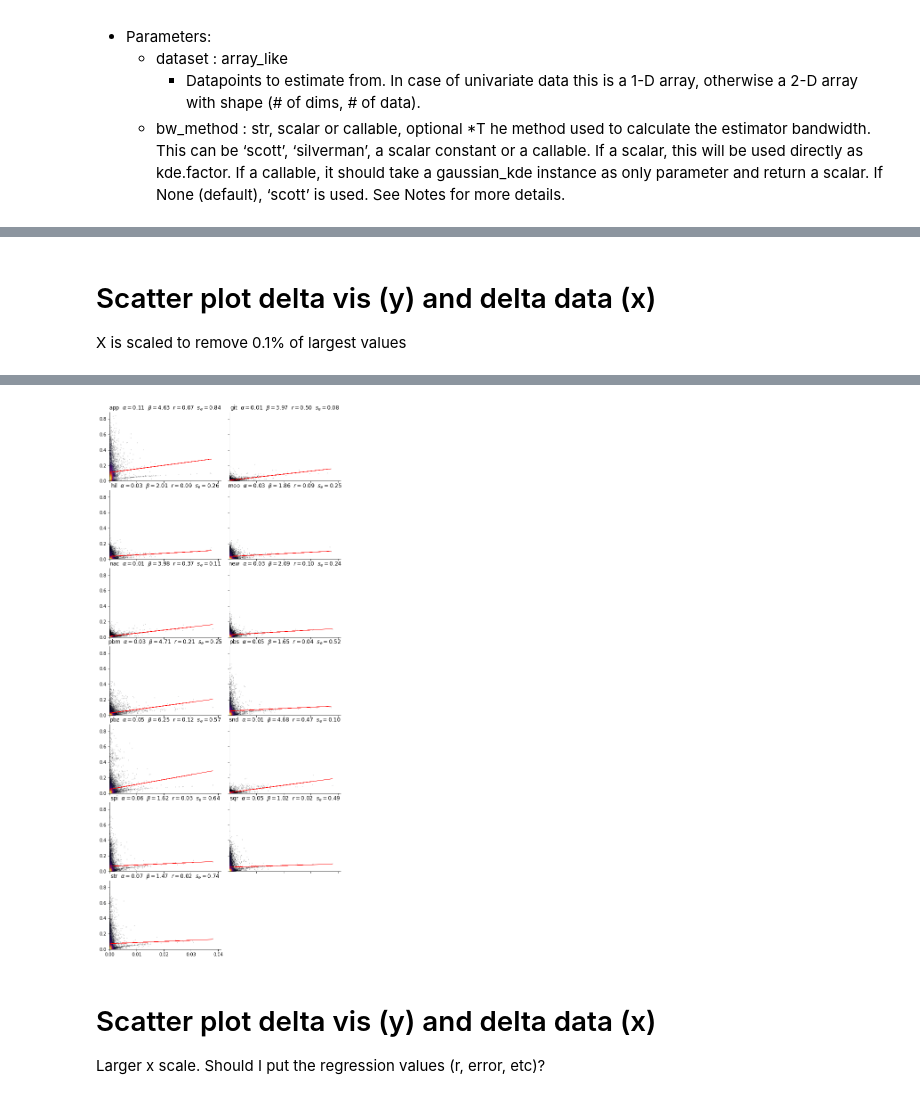
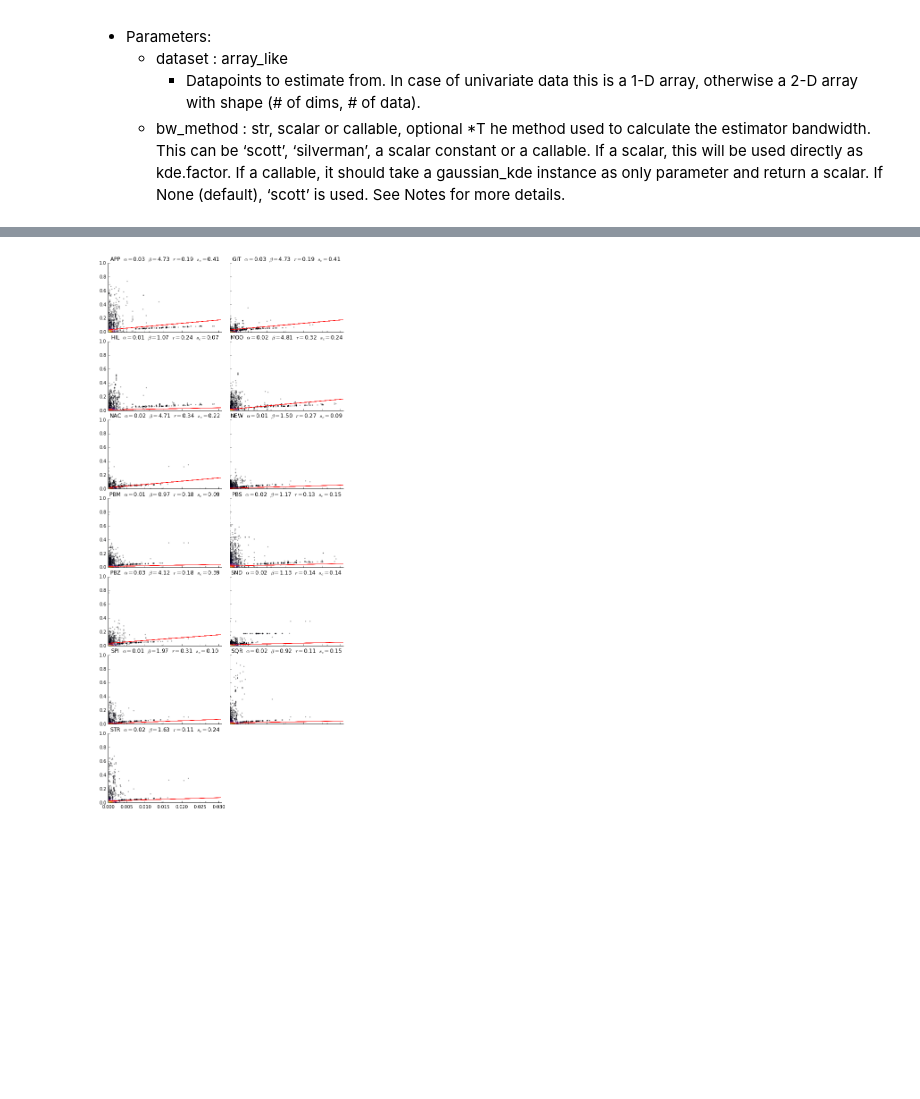
Before and after one commit to EduardoVernier/treemap-analysis, a Jupyter notebook: notebooks/ScatterDelta.ipynb, the cells around one changed output, grey strips where cells are left out. Cells and saved outputs as stored; diff of their text form; code cells hidden in the pictures; blank space fills up the shorter version.

```diff
--- a/notebooks/ScatterDelta.ipynb
+++ b/notebooks/ScatterDelta.ipynb
@@ -13,4 +16,4 @@ sys.path.append('/home/eduardo/PycharmProjects/treemap-analysis/code')
 import Parser
 import TemporalMetrics
 # %%
-dataset_id = 'exports'
+dataset_id = 'exo'
@@ -68,8 +75,7 @@ Kernel density estimation is a way to estimate the probability density function
     * bw_method : str, scalar or callable, optional
         *T he method used to calculate the estimator bandwidth. This can be ‘scott’, ‘silverman’, a scalar constant or a callable. If a scalar, this will be used directly as kde.factor. If a callable, it should take a gaussian_kde instance as only parameter and return a scalar. If None (default), ‘scott’ is used. See Notes for more details.
 # %%
-def makeColors(vals, cmap):
-    colours = np.zeros((len(vals),3))
+def make_colors(vals, cmap):
     norm = Normalize(vmin=vals.min(), vmax=vals.max())
-    colors = [cm.ScalarMappable(norm=norm, cmap=cmap).to_rgba( val ) for val in vals]
+    colors = [cm.ScalarMappable(norm=norm, cmap=cmap).to_rgba(val) for val in vals]
     return colors
@@ -101,37 +82,50 @@ def makeColors(vals, cmap):
-# %% [markdown]
-# Scatter plot delta vis (y) and delta data (x)
-X is scaled to remove 0.1% of largest values
 # %%
+%%time
+from matplotlib.colors import LogNorm
+import random
+
 technique_list = Parser.list_techniques()
 nrow = 7
 ncol = 2
 fig, axs = plt.subplots(nrow, ncol, sharex=True, sharey=True, figsize=(cm2inch(20), cm2inch(2*22)))
 fig.delaxes(axs[6, 1])
 fig.tight_layout()
+xlim = (df_tech_list[0]['delta_data']).quantile(0.999) # Remove the 0.01% outliers
+
 for i, ax in enumerate(fig.axes):
 
     df = df_tech_list[i]
+    # If there are too many points to handle, first we draw all of them in black (alpha),
+    # then subsample the space, perform kde, and draw the colored subsample
+    # over the original points
+    if len(df) > 10000:
+        matrix = df[['delta_data', 'delta_vis']].T.as_matrix()
+        ax.scatter(matrix[0], matrix[1], color='k', s=1, alpha=.2)
 
-    matrix = df[['delta_data', 'delta_vis']].T.as_matrix()
-    dens = stats.gaussian_kde(matrix)
-    colours = makeColors(dens.evaluate(matrix), 'inferno')
+        sample_size = 10000
+        matrix = df[['delta_data', 'delta_vis']].sample(sample_size).T.as_matrix()
+        dens = stats.gaussian_kde(matrix)
+        dens_pt = dens(matrix)
+        colours = make_colors(dens_pt, 'inferno')
+        ax.scatter(matrix[0], matrix[1], color=colours, s=3, alpha=.05)
+    else:
+        matrix = df[['delta_data', 'delta_vis']].T.as_matrix()
+        dens = stats.gaussian_kde(matrix)
+        dens_pt = dens(matrix)
+        colours = make_colors(dens_pt, 'inferno')
+        ax.scatter(matrix[0], matrix[1], color=colours, s=3, alpha=.25)
 
+    # Compute linear regression and draw regression line
     slope, intercept, r_value, p_value, std_err = stats.linregress(df['delta_data'], df['delta_vis'])
 
-    ax.scatter(matrix[0], matrix[1], color=colours, s=.5, alpha=.2)
+    line = np.poly1d([slope, intercept])(df['delta_data'])
+    ax.plot(df['delta_data'], line, 'r-', lw=.5)
 
-
-    line = np.poly1d([slope, intercept])(df['delta_data'])
-    ax.plot(matrix[0], line, 'r-', lw=.5)
-
-
-    title = technique_list[i]
+    title = technique_list[i].upper()
     title += r"  $\alpha = $" + "{0:.2f}".format(intercept)
     title += r"  $\beta = $" + "{0:.2f}".format(slope)
     title += r"  $r = $" + "{0:.2f}".format(r_value)
     title += r"  $s_e = $" + "{0:.2f}".format(std_err)
-
-
     ax.set_title(title)
 
     ax.spines['top'].set_visible(False)
@@ -139,8 +133,8 @@ for i, ax in enumerate(fig.axes):
 
     ax.tick_params(axis='x', which='both', top='off')
     ax.tick_params(axis='y', which='both', right='off')
-    ax.set_xlim(xmin=0)
+    ax.set_xlim(xmin=0, xmax=xlim)
     ax.set_ylim(ymin=0)
 
-fig.savefig('svg/' + dataset_id + '_scatter.svg', format='svg', dpi=1200)
+fig.savefig(dataset_id + '_scatter.png', format='png', dpi=800)
 # %% [output]
@@ -147,4 +143 @@ fig.savefig('svg/' + dataset_id + '_scatter.svg', format='svg', dpi=1200)
-[figure, old version]
+[figure, new version]
-# %% [markdown]
-# Scatter plot delta vis (y) and delta data (x)
-Larger x scale. Should I put the regression values (r, error, etc)?
```
Also changed, not shown: parts of 12 cells of this notebook, 2 other files.
